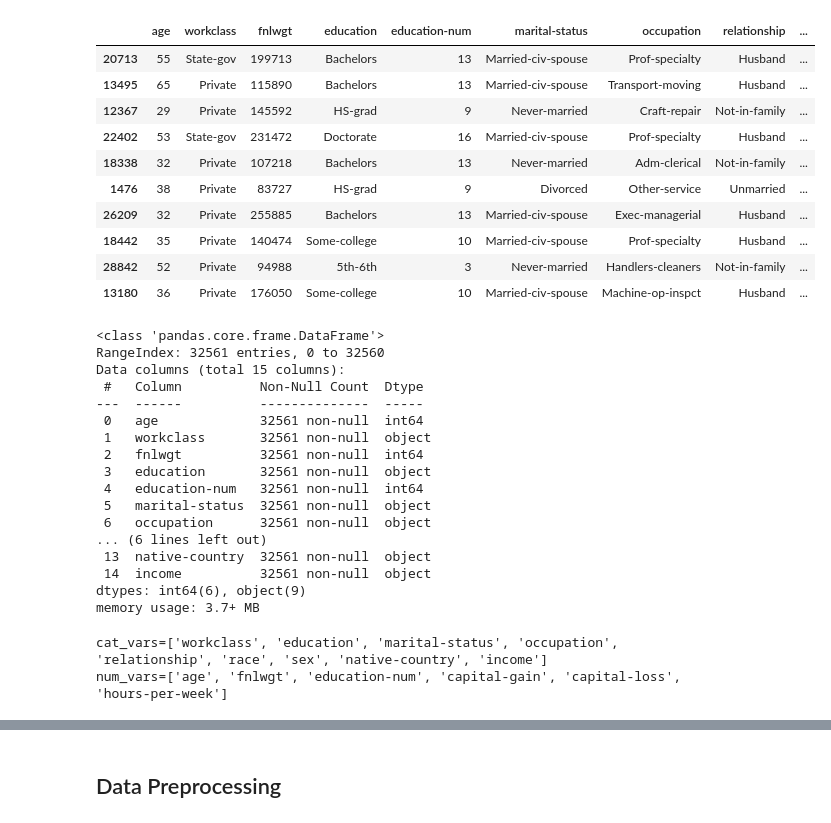
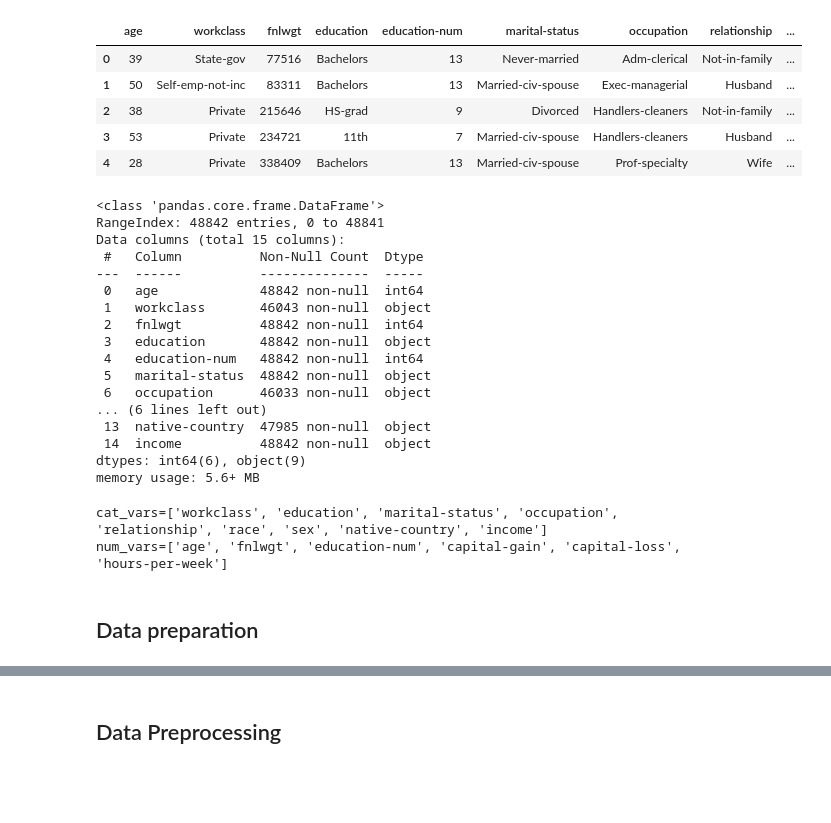
Before and after one commit to parsakzr/ytuce-datamining-project, a Jupyter notebook: notebook.ipynb, the cells around one changed output, grey strips where cells are left out. Saved outputs shown, nothing was run; the diff lists cells and outputs as text; code cells hidden in the pictures; blank space fills up the shorter version.

```diff
--- a/notebook.ipynb
+++ b/notebook.ipynb
@@ -8,42 +8,42 @@ sns.set_theme(style="whitegrid", color_codes=True)
 # %%
 col_names = ['age', 'workclass', 'fnlwgt', 'education',
             'education-num', 'marital-status', 'occupation',
             'relationship', 'race', 'sex', 'capital-gain',
             'capital-loss', 'hours-per-week', 'native-country',
             'income'
             ]
-df = pd.read_csv('data/adult.data', header=None, names=col_names)
-df.sample(10, random_state=123)
+
+# data/adult.csv has been preprocessed by scripts/preproccess_csv.py
+# merged adult.data and adult.test and removed extra spaces after comma
+# na_values='?' is used to replace unknown values with NaN as explained in data/adult.names description
+df = pd.read_csv('data/adult.csv', header=None, names=col_names, na_values='?')
+
+df.head()
 # %% [output]
 |  | age | workclass | fnlwgt | education | education-num | marital-status | occupation | relationship | ... |
-| 20713 | 55 | State-gov | 199713 | Bachelors | 13 | Married-civ-spouse | Prof-specialty | Husband | ... |
-| 13495 | 65 | Private | 115890 | Bachelors | 13 | Married-civ-spouse | Transport-moving | Husband | ... |
-| 12367 | 29 | Private | 145592 | HS-grad | 9 | Never-married | Craft-repair | Not-in-family | ... |
-| 22402 | 53 | State-gov | 231472 | Doctorate | 16 | Married-civ-spouse | Prof-specialty | Husband | ... |
-| 18338 | 32 | Private | 107218 | Bachelors | 13 | Never-married | Adm-clerical | Not-in-family | ... |
-| 1476 | 38 | Private | 83727 | HS-grad | 9 | Divorced | Other-service | Unmarried | ... |
-| 26209 | 32 | Private | 255885 | Bachelors | 13 | Married-civ-spouse | Exec-managerial | Husband | ... |
-| 18442 | 35 | Private | 140474 | Some-college | 10 | Married-civ-spouse | Prof-specialty | Husband | ... |
-| 28842 | 52 | Private | 94988 | 5th-6th | 3 | Never-married | Handlers-cleaners | Not-in-family | ... |
-| 13180 | 36 | Private | 176050 | Some-college | 10 | Married-civ-spouse | Machine-op-inspct | Husband | ... |
+| 0 | 39 | State-gov | 77516 | Bachelors | 13 | Never-married | Adm-clerical | Not-in-family | ... |
+| 1 | 50 | Self-emp-not-inc | 83311 | Bachelors | 13 | Married-civ-spouse | Exec-managerial | Husband | ... |
+| 2 | 38 | Private | 215646 | HS-grad | 9 | Divorced | Handlers-cleaners | Not-in-family | ... |
+| 3 | 53 | Private | 234721 | 11th | 7 | Married-civ-spouse | Handlers-cleaners | Husband | ... |
+| 4 | 28 | Private | 338409 | Bachelors | 13 | Married-civ-spouse | Prof-specialty | Wife | ... |
 # %%
 df.info()
 # %% [output]
 <class 'pandas.core.frame.DataFrame'>
-RangeIndex: 32561 entries, 0 to 32560
+RangeIndex: 48842 entries, 0 to 48841
 Data columns (total 15 columns):
  #   Column          Non-Null Count  Dtype
 ---  ------          --------------  -----
- 0   age             32561 non-null  int64
- 1   workclass       32561 non-null  object
- 2   fnlwgt          32561 non-null  int64
- 3   education       32561 non-null  object
- 4   education-num   32561 non-null  int64
- 5   marital-status  32561 non-null  object
- 6   occupation      32561 non-null  object
+ 0   age             48842 non-null  int64
+ 1   workclass       46043 non-null  object
+ 2   fnlwgt          48842 non-null  int64
+ 3   education       48842 non-null  object
+ 4   education-num   48842 non-null  int64
+ 5   marital-status  48842 non-null  object
+ 6   occupation      46033 non-null  object
 ... (6 lines left out)
- 13  native-country  32561 non-null  object
- 14  income          32561 non-null  object
+ 13  native-country  47985 non-null  object
+ 14  income          48842 non-null  object
 dtypes: int64(6), object(9)
-memory usage: 3.7+ MB
+memory usage: 5.6+ MB
 # %%
@@ -60,3 +61,5 @@ df_numerical = df[num_vars]
 # %% [output]
 cat_vars=['workclass', 'education', 'marital-status', 'occupation', 'relationship', 'race', 'sex', 'native-country', 'income']
 num_vars=['age', 'fnlwgt', 'education-num', 'capital-gain', 'capital-loss', 'hours-per-week']
+# %% [markdown]
+## Data preparation
```
Also changed, not shown: parts of 24 cells of this notebook, 11 other files.
